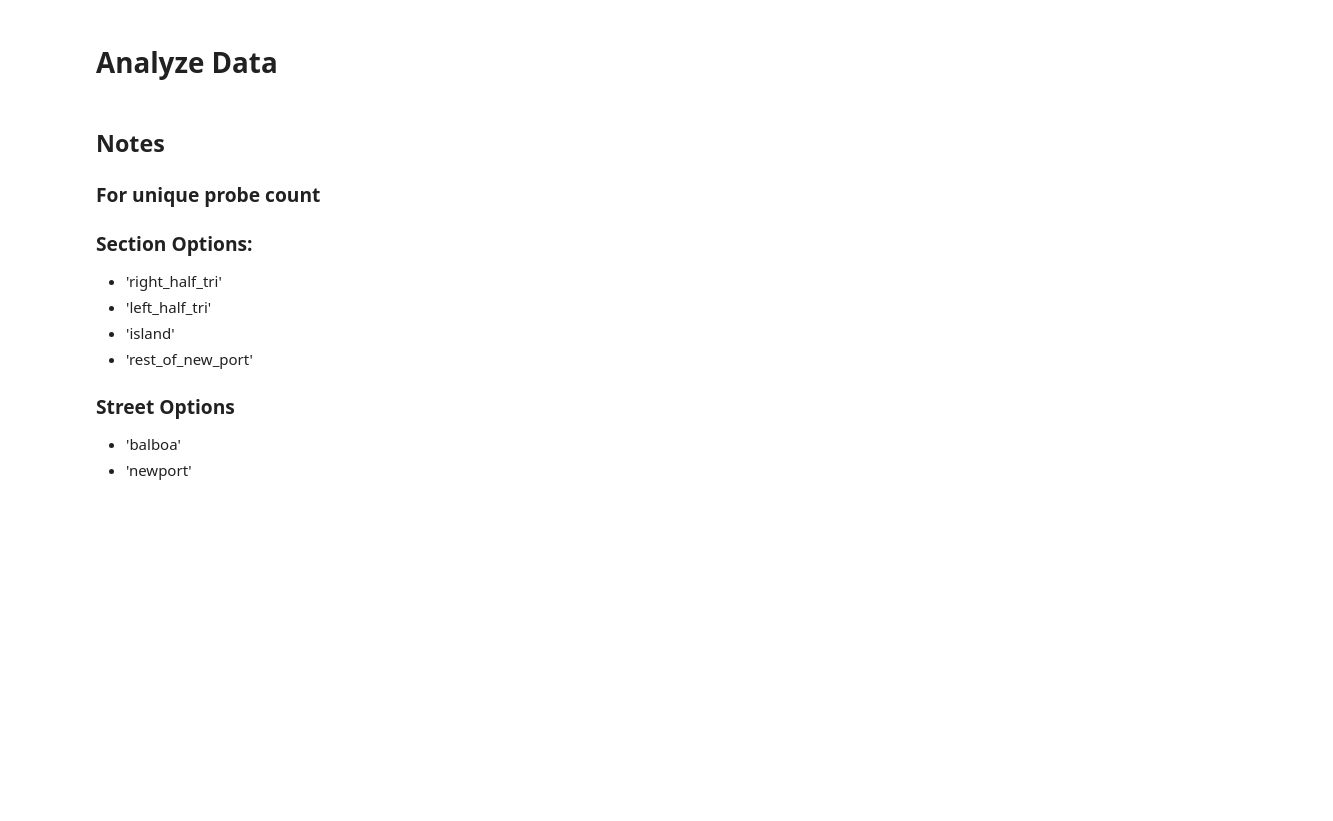
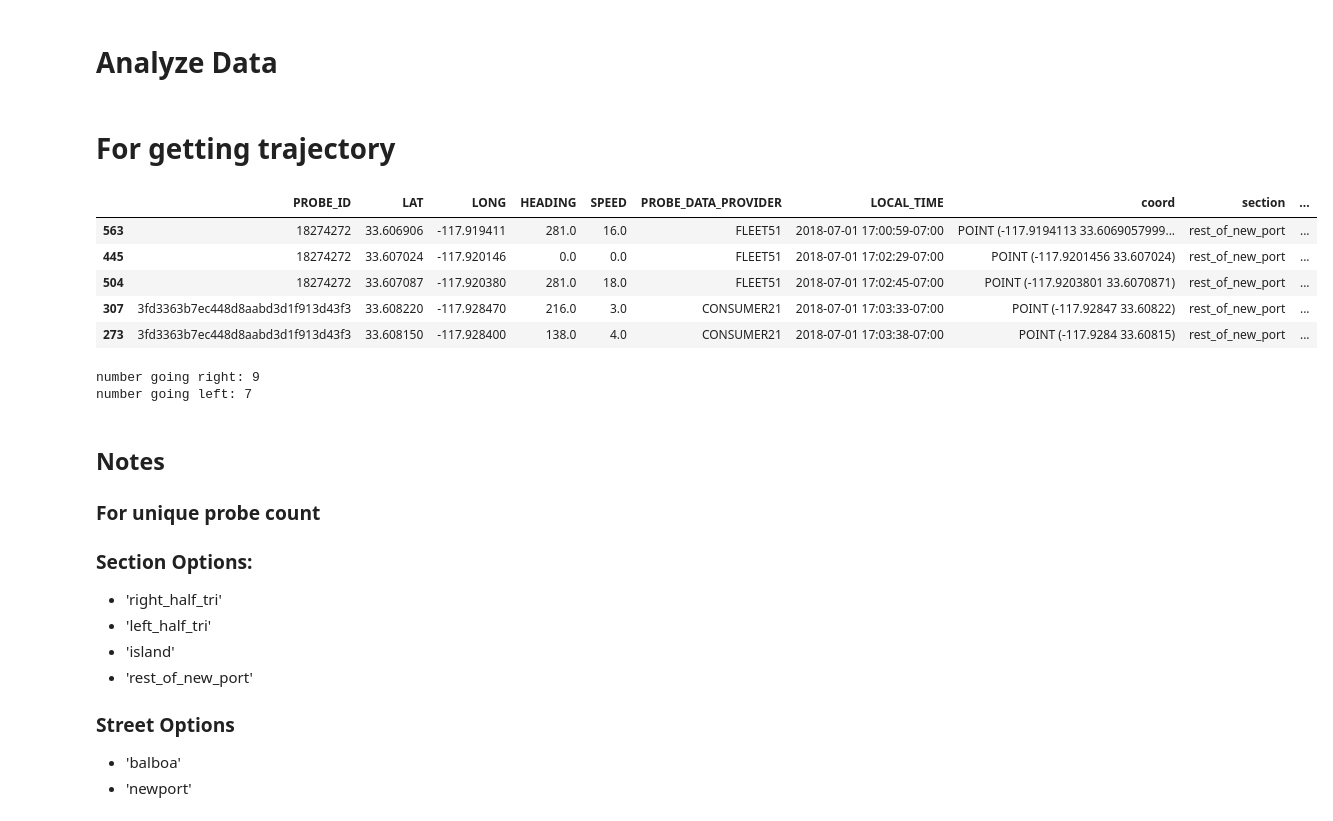
Before and after one commit to ZiningW/263-295-Project, a Jupyter notebook: Data_Analysis.ipynb, the cells around one changed output. Cells and saved outputs as stored; diff of their text form; code cells hidden in the pictures; blank space fills up the shorter version.

```diff
--- a/Data_Analysis.ipynb
+++ b/Data_Analysis.ipynb
@@ -247,3 +247,16 @@ class road_specific_analysis():
                 head_speed.append(np.mean(speed))
 
         return head_speed, head_unique_probe
+# %% [markdown]
+# For getting trajectory
+# %%
+traj = Analyze_Data(data, section_shapefile_list, street_shapefile_list)
+traj_df = traj.clean_data_add_heading()
+traj_df.head()
+# %% [output]
+|  | PROBE_ID | LAT | LONG | HEADING | SPEED | PROBE_DATA_PROVIDER | LOCAL_TIME | coord | section | ... |
+| 563 | 18274272 | 33.606906 | -117.919411 | 281.0 | 16.0 | FLEET51 | 2018-07-01 17:00:59-07:00 | POINT (-117.9194113 33.6069057999... | rest_of_new_port | ... |
+| 445 | 18274272 | 33.607024 | -117.920146 | 0.0 | 0.0 | FLEET51 | 2018-07-01 17:02:29-07:00 | POINT (-117.9201456 33.607024) | rest_of_new_port | ... |
+| 504 | 18274272 | 33.607087 | -117.920380 | 281.0 | 18.0 | FLEET51 | 2018-07-01 17:02:45-07:00 | POINT (-117.9203801 33.6070871) | rest_of_new_port | ... |
+| 307 | 3fd3363b7ec448d8aabd3d1f913d43f3 | 33.608220 | -117.928470 | 216.0 | 3.0 | CONSUMER21 | 2018-07-01 17:03:33-07:00 | POINT (-117.92847 33.60822) | rest_of_new_port | ... |
+| 273 | 3fd3363b7ec448d8aabd3d1f913d43f3 | 33.608150 | -117.928400 | 138.0 | 4.0 | CONSUMER21 | 2018-07-01 17:03:38-07:00 | POINT (-117.9284 33.60815) | rest_of_new_port | ... |
@@ -250,3 +296,9 @@ class road_specific_analysis():
+# %%
+print('number going right:', len(right))
+print('number going left:', len(left))
+# %% [output]
+number going right: 9
+number going left: 7
 # %% [markdown]
 ## Notes
 ### For unique probe count
```
Also changed, not shown: parts of 13 cells of this notebook.
